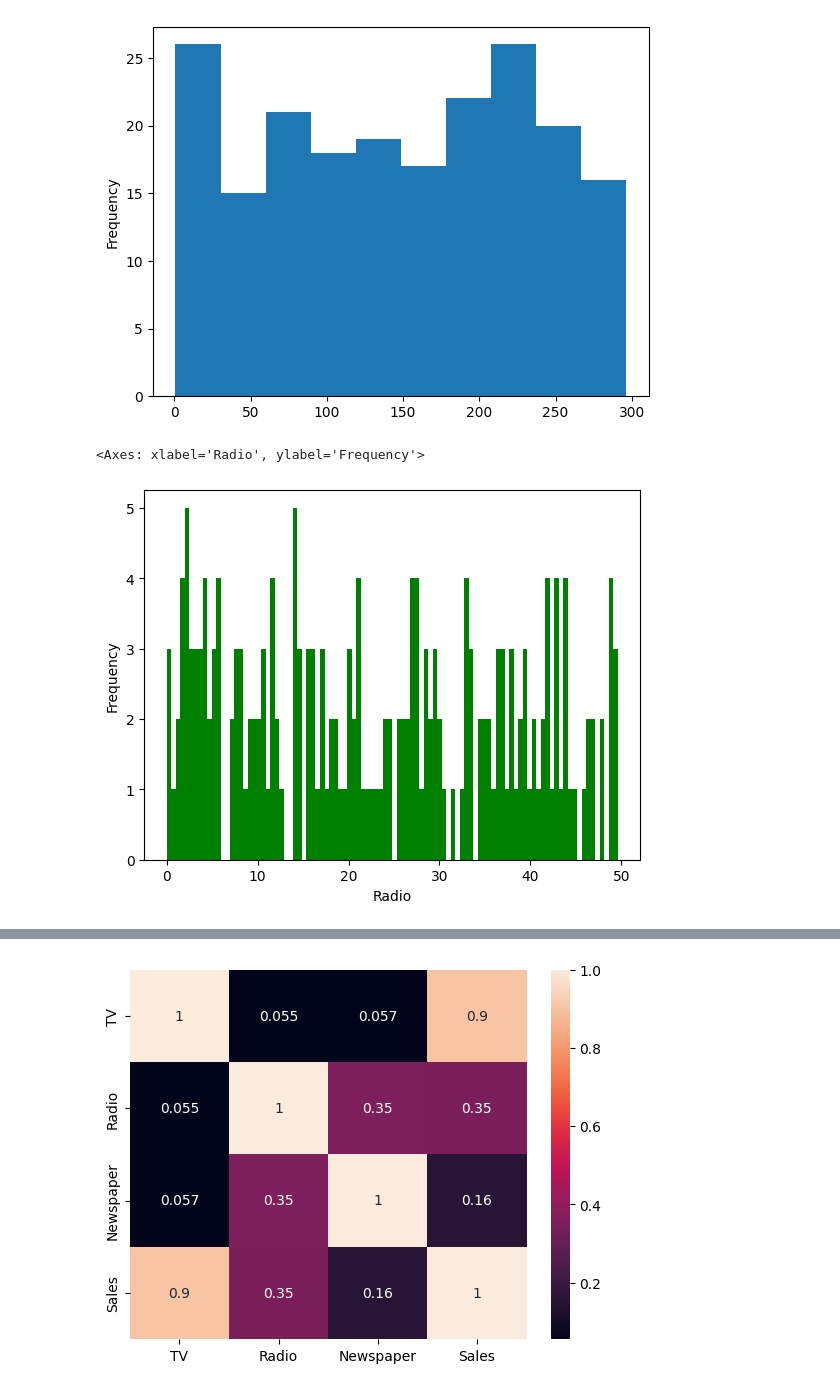
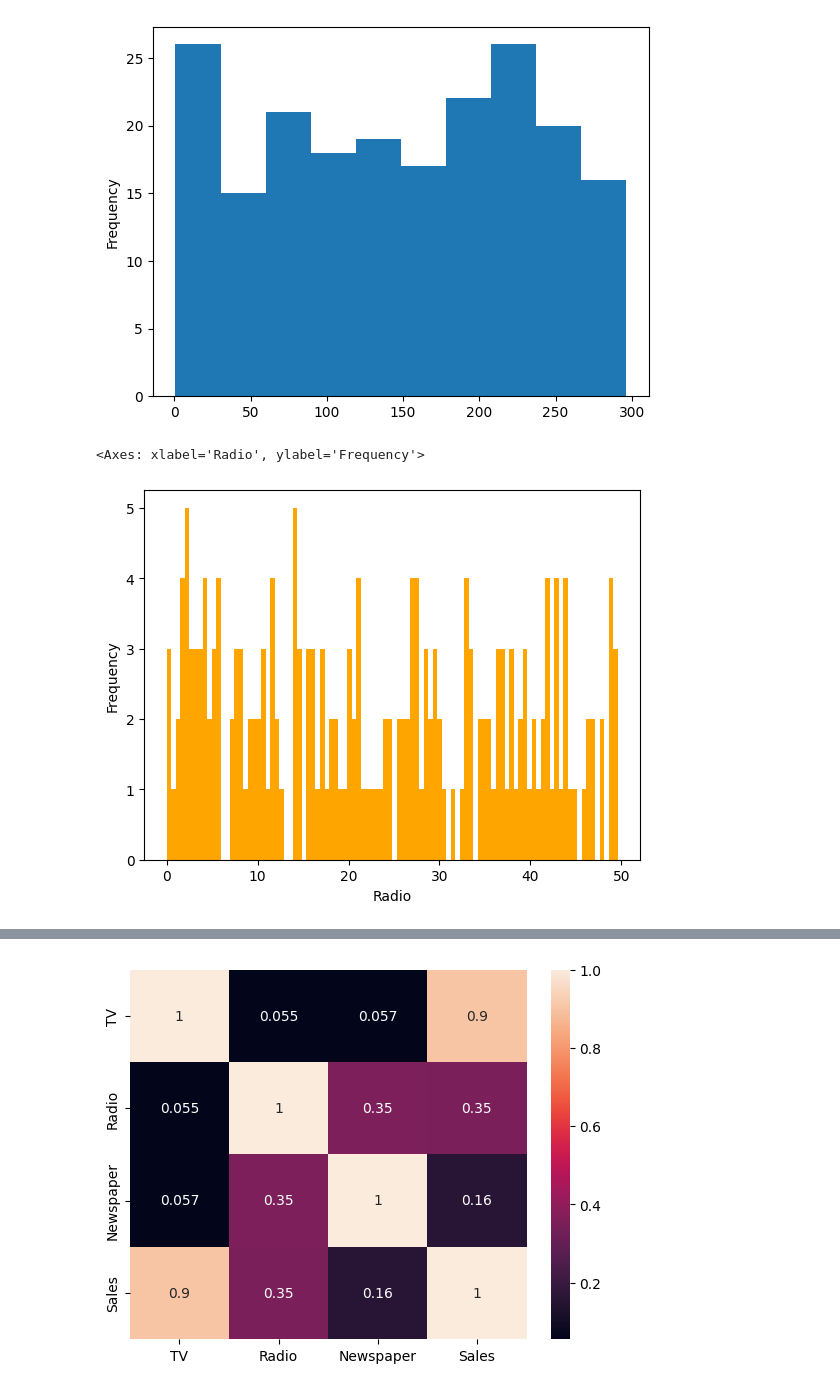
Before and after one commit to vishnu-99-6/CODSOFT, a Jupyter notebook: Sales_Prediction_by_using_python.ipynb, the cells around one changed output, grey strips where cells are left out. Saved outputs shown, nothing was run; the diff lists cells and outputs as text; code cells hidden in the pictures.

```diff
--- a/Sales_Prediction_by_using_python.ipynb
+++ b/Sales_Prediction_by_using_python.ipynb
@@ -20,7 +20,7 @@ Domain:Data science
 
 project:Sales prediction by using python
 # %%
-df =pd.read_csv("/content/sample_data/advertising.csv")
+df =pd.read_csv("/content/advertising.csv")
 df.head()
 # %% [output]
 |  | TV | Radio | Newspaper | Sales |
@@ -59,8 +59,8 @@ df ['TV'].plot.hist(bins=10)
 <Axes: ylabel='Frequency'>
 [figure]
 # %%
-df['Radio'].plot.hist(bins=100,color="green",xlabel="Radio")
+df['Radio'].plot.hist(bins=100,color="orange",xlabel="Radio")
 # %% [output]
 <Axes: xlabel='Radio', ylabel='Frequency'>
-[figure, old version]
+[figure, new version]
 # %%
```
Also changed, not shown: parts of 1 cell of this notebook.
